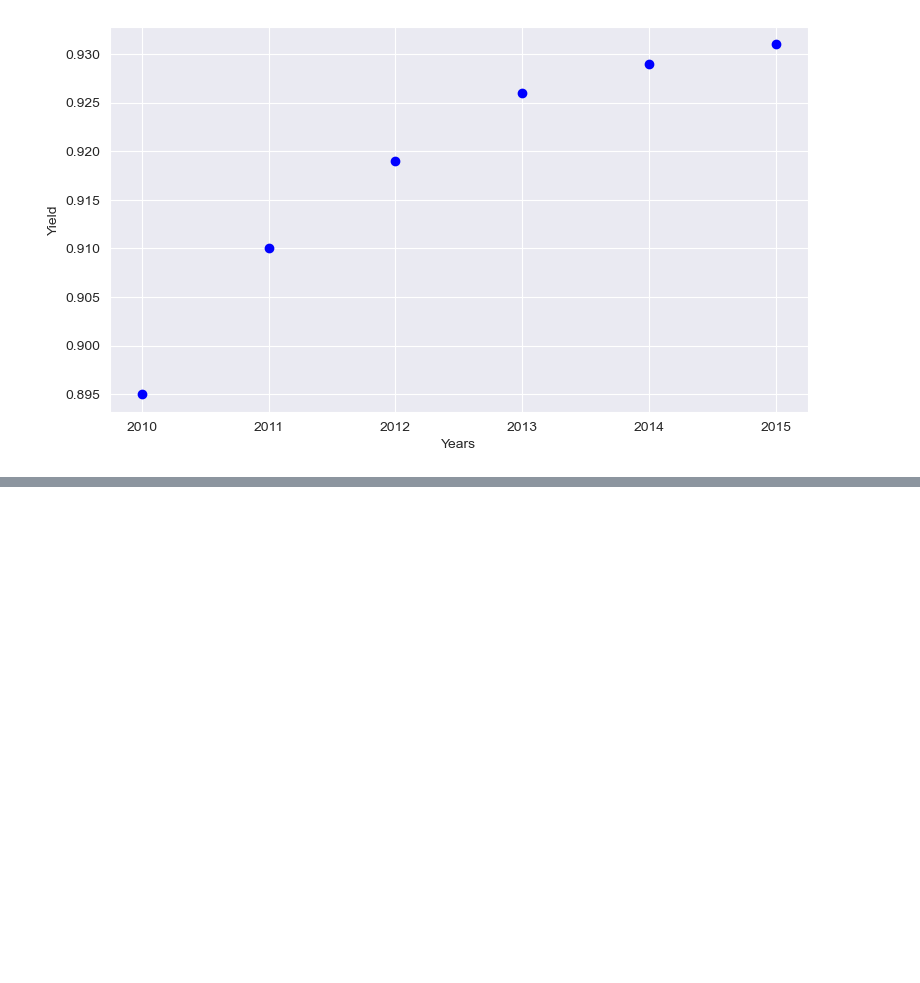
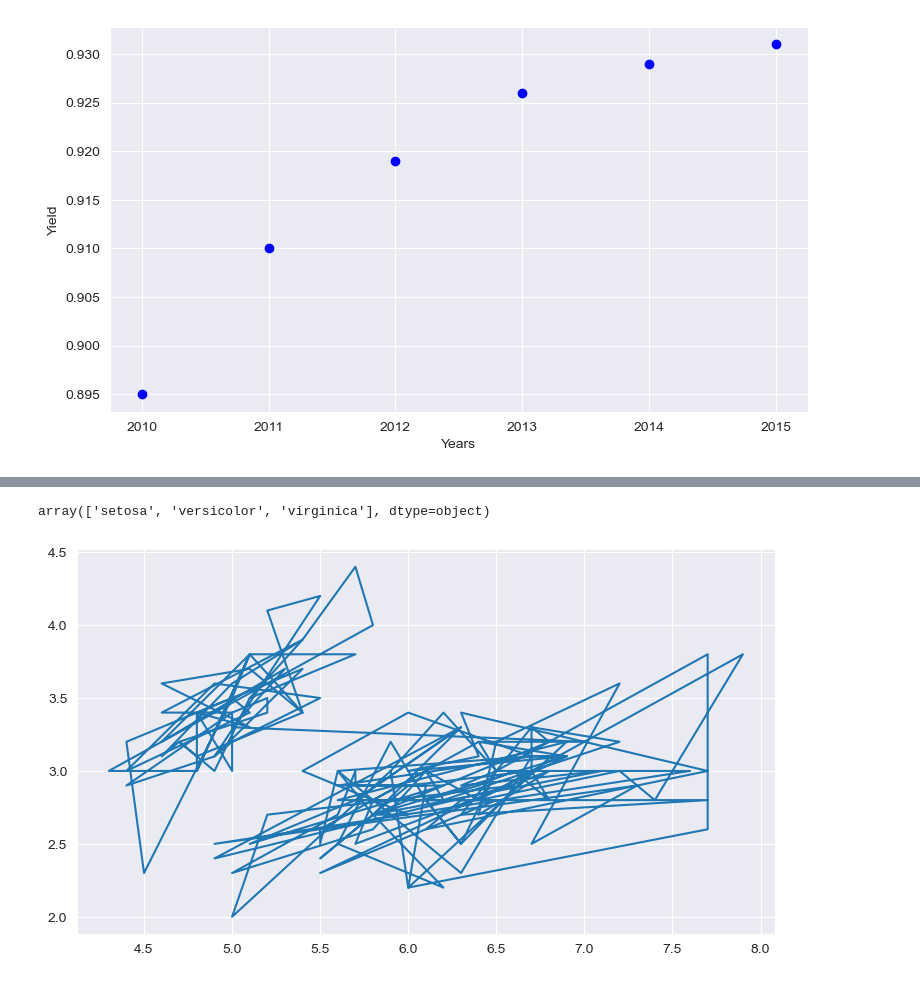
Before and after one commit to Swaraz08/Jupyter, a Jupyter notebook: pandas.ipynb, the cells around one changed output, grey strips where cells are left out. Saved outputs shown, nothing was run; the diff lists cells and outputs as text; code cells hidden in the pictures; blank space fills up the shorter version.

```diff
--- a/pandas.ipynb
+++ b/pandas.ipynb
@@ -864,3 +864,5 @@ plt.ylabel('Yield');
 plt.plot(years,yield_apples,'ob');
 # %% [output]
 [figure]
+# %%
+flowers_df=pd.read_csv('./seaborn-data/iris.csv')
@@ -866,0 +885,8 @@ plt.plot(years,yield_apples,'ob');
+# %%
+flowers_df.species.unique()
+# %% [output]
+array(['setosa', 'versicolor', 'virginica'], dtype=object)
+# %%
+plt.plot(flowers_df.sepal_length,flowers_df.sepal_width);
+# %% [output]
+[figure, added]
```
Also changed, not shown: parts of 12 cells of this notebook.
